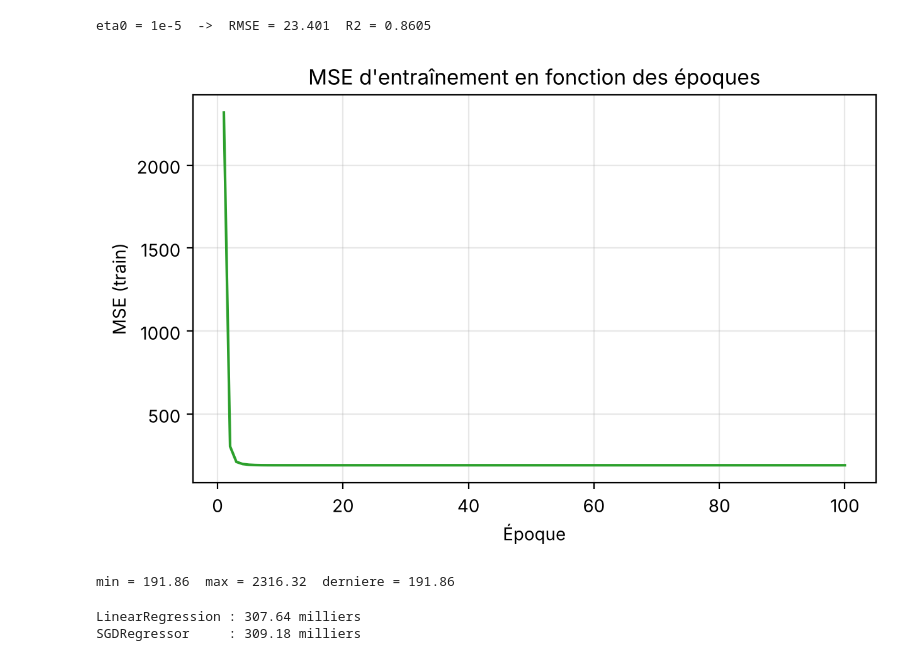
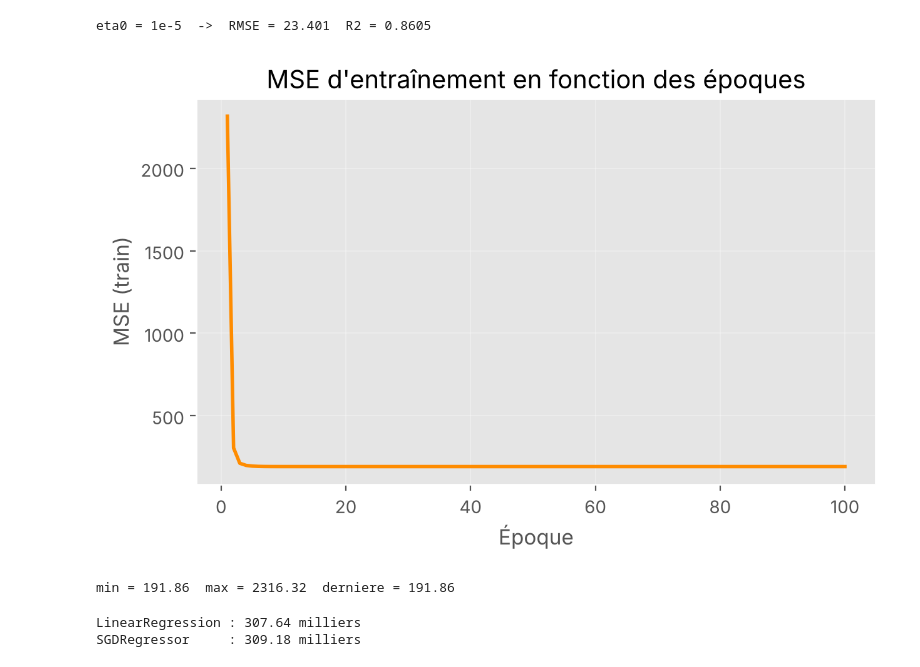
Before and after one commit to ZEFFANA8Khalil/systemebancaire, a Jupyter notebook: TP3_Regression/TP3_younes.ipynb, the cells around one changed output. Cells and saved outputs as stored; diff of their text form; code cells hidden in the pictures.

```diff
--- a/TP3_Regression/TP3_younes.ipynb
+++ b/TP3_Regression/TP3_younes.ipynb
@@ -6,6 +6,8 @@ from sklearn.model_selection import train_test_split
 from sklearn.preprocessing import StandardScaler
 from sklearn.linear_model import LinearRegression, SGDRegressor
 from sklearn.metrics import mean_absolute_error, mean_squared_error, r2_score
+
+plt.style.use('ggplot')
 # %%
 # Q1 - chargement
 data = pd.read_csv('prix_maisons.csv')
@@ -207,22 +209,22 @@ eta0 = 1e-5  ->  RMSE = 23.401  R2 = 0.8605
 # %%
 # Q12 - suivi de la MSE avec partial_fit
 suivi = SGDRegressor(loss='squared_error', penalty=None, learning_rate='constant',
                      eta0=0.01, random_state=42)
 mse = []
 for ep in range(100):
     suivi.partial_fit(X_train_s, y_train)
     mse.append(mean_squared_error(y_train, suivi.predict(X_train_s)))
 
 plt.figure(figsize=(7, 4))
-plt.plot(range(1, 101), mse, color='tab:green')
+plt.plot(range(1, 101), mse, color='darkorange', linewidth=2)
 plt.xlabel("Époque")
 plt.ylabel("MSE (train)")
 plt.title("MSE d'entraînement en fonction des époques")
 plt.grid(alpha=0.3)
 plt.show()
 print('min =', round(min(mse), 2), ' max =', round(max(mse), 2), ' derniere =', round(mse[-1], 2))
 # %% [output]
-[figure, old version]
+[figure, new version]
 min = 191.86  max = 2316.32  derniere = 191.86
 # %%
 # Q13 - nouvelle maison
```
Also changed, not shown: parts of 1 cell of this notebook, 25 other files.
